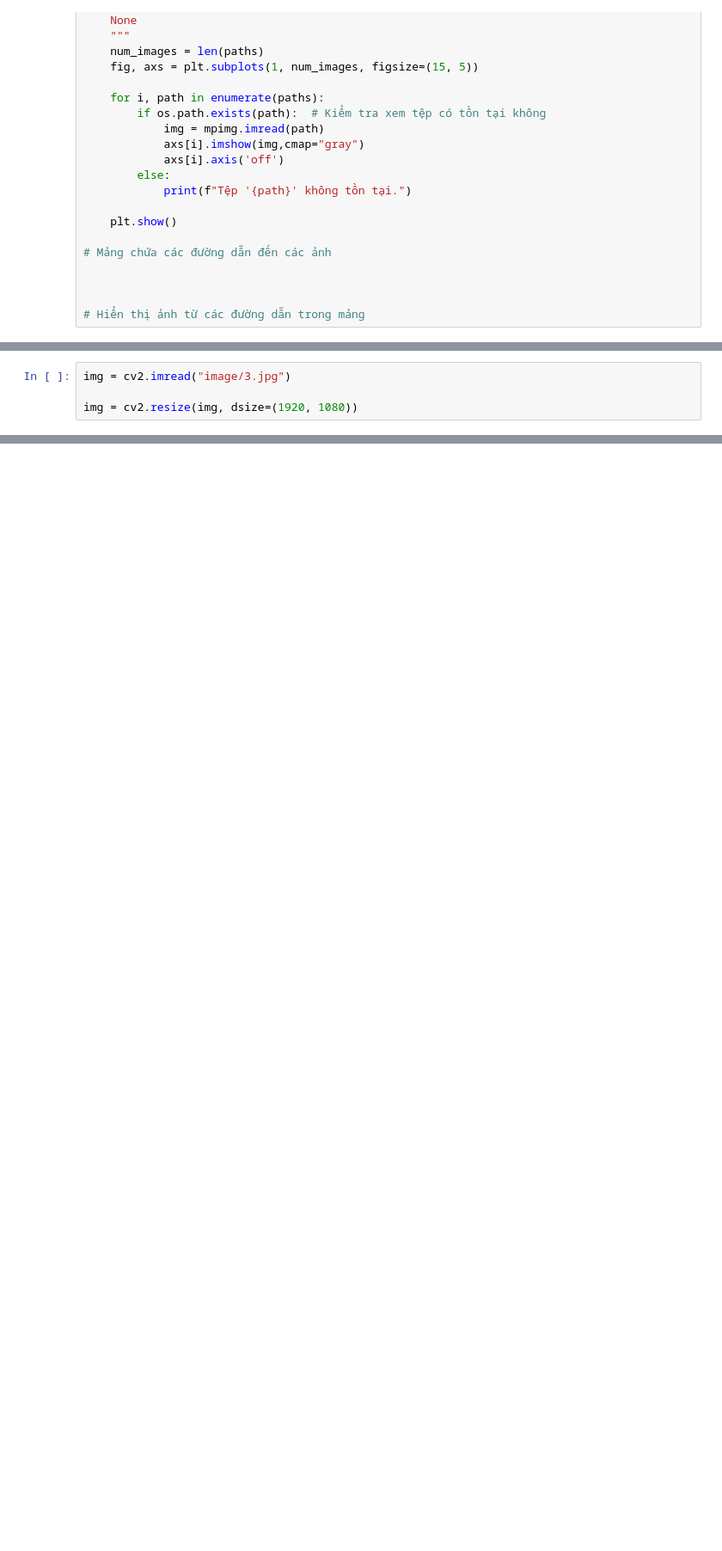
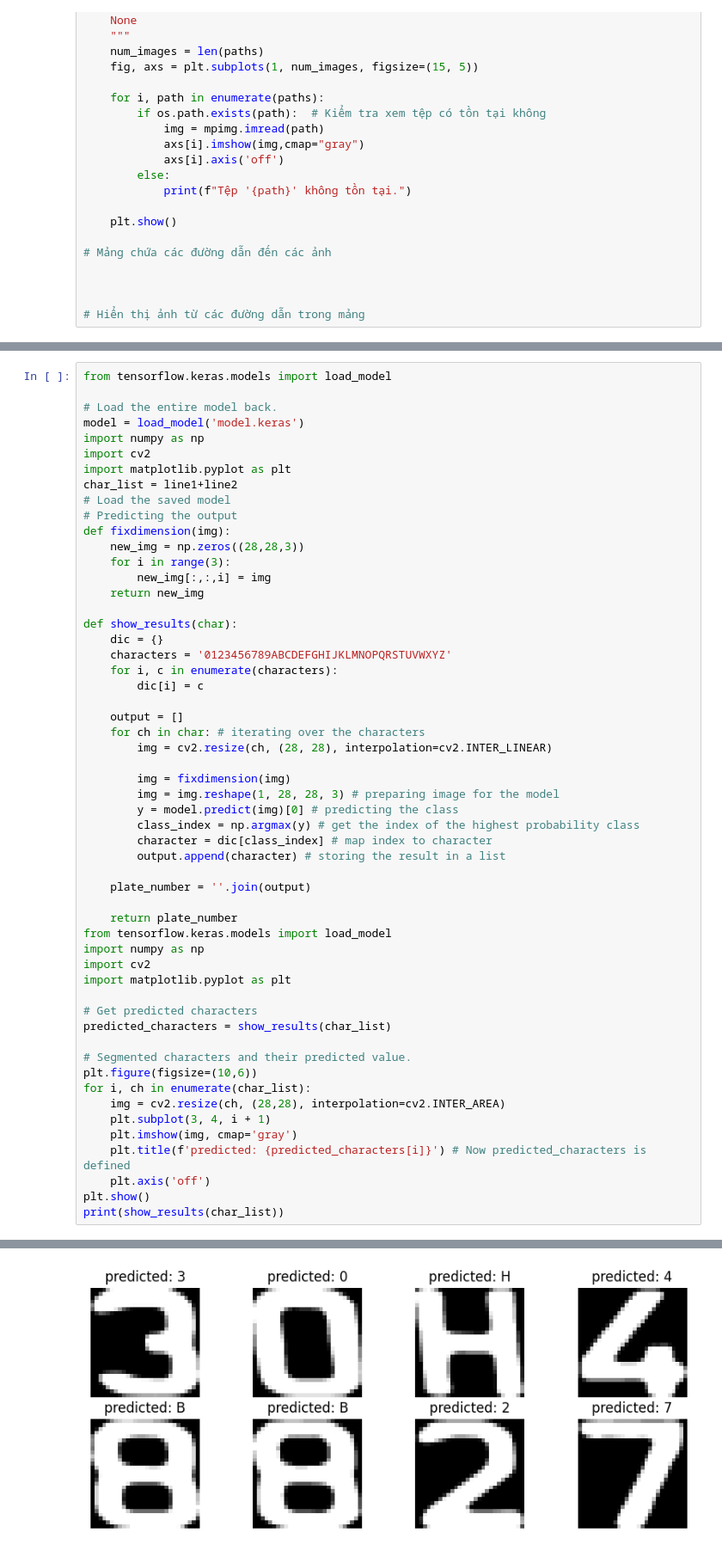
Before and after one commit to tuilaBao03/AI-232IS54A01-Group9, a Jupyter notebook: Làm lại/tach_anh.ipynb, the cells around one changed output, grey strips where cells are left out. Shown: that part at 86% size. Cells and saved outputs as stored; diff of their text form; blank space fills up the shorter version.

```diff
--- a/Làm lại/tach_anh.ipynb
+++ b/Làm lại/tach_anh.ipynb
@@ -420,4 +369,0 @@ print(height)
-# %%
-img = cv2.imread("image/3.jpg")
-
-img = cv2.resize(img, dsize=(1920, 1080))
@@ -425,0 +370,56 @@ error: OpenCV(4.9.0) D:\a\opencv-python\opencv-python\opencv\modules\imgproc\src
+# %%
+from tensorflow.keras.models import load_model
+
+# Load the entire model back.
+model = load_model('model.keras')
+import numpy as np
+import cv2
+import matplotlib.pyplot as plt
+char_list = line1+line2
+# Load the saved model
+# Predicting the output
+def fixdimension(img):
+    new_img = np.zeros((28,28,3))
+    for i in range(3):
+        new_img[:,:,i] = img
+    return new_img
+
+def show_results(char):
+    dic = {}
+    characters = '0123456789ABCDEFGHIJKLMNOPQRSTUVWXYZ'
+    for i, c in enumerate(characters):
+        dic[i] = c
+
+    output = []
+    for ch in char: # iterating over the characters
+        img = cv2.resize(ch, (28, 28), interpolation=cv2.INTER_LINEAR)
+
+        img = fixdimension(img)
+        img = img.reshape(1, 28, 28, 3) # preparing image for the model
+        y = model.predict(img)[0] # predicting the class
+        class_index = np.argmax(y) # get the index of the highest probability class
+        character = dic[class_index] # map index to character
+        output.append(character) # storing the result in a list
+
+    plate_number = ''.join(output)
+
+    return plate_number
+from tensorflow.keras.models import load_model
+import numpy as np
+import cv2
+import matplotlib.pyplot as plt
+
+# Get predicted characters
+predicted_characters = show_results(char_list)
+
+# Segmented characters and their predicted value.
+plt.figure(figsize=(10,6))
+for i, ch in enumerate(char_list):
+    img = cv2.resize(ch, (28,28), interpolation=cv2.INTER_AREA)
+    plt.subplot(3, 4, i + 1)
+    plt.imshow(img, cmap='gray')
+    plt.title(f'predicted: {predicted_characters[i]}') # Now predicted_characters is defined
+    plt.axis('off')
+plt.show()
+print(show_results(char_list))
+# %% [output]
@@ -425,0 +434 @@ error: OpenCV(4.9.0) D:\a\opencv-python\opencv-python\opencv\modules\imgproc\src
+[figure, added]
```
Also changed, not shown: parts of 24 cells of this notebook, 25 other files.
